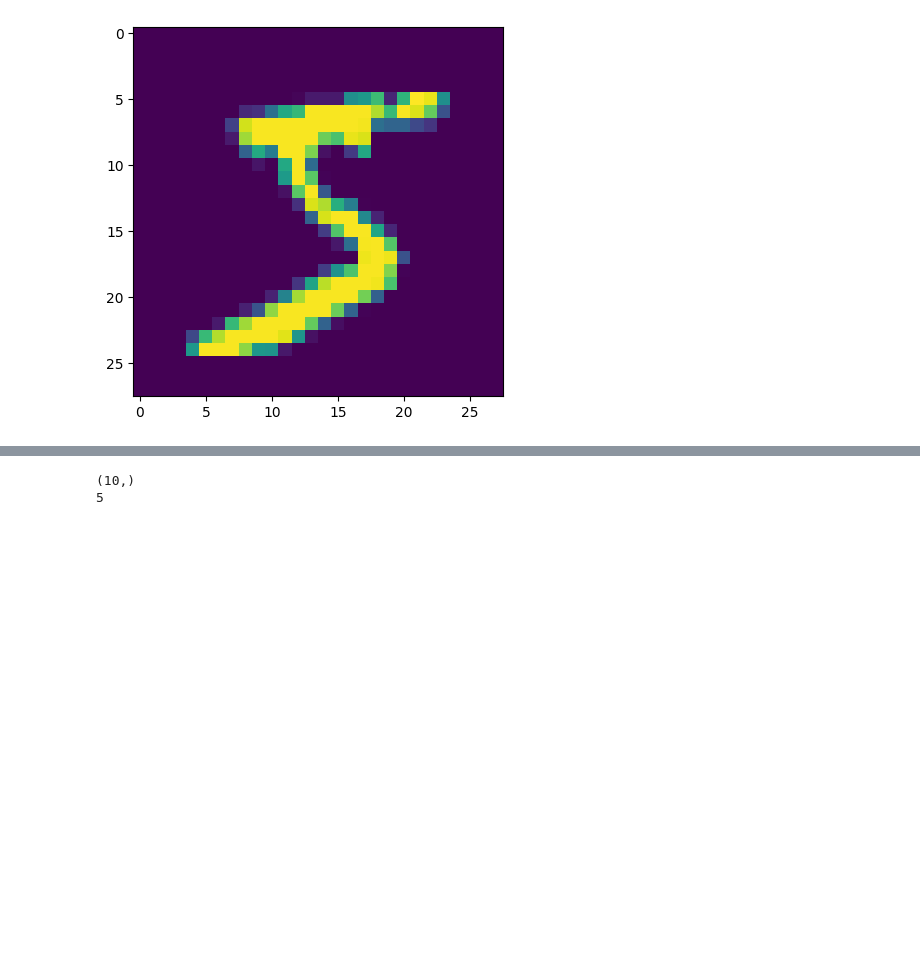
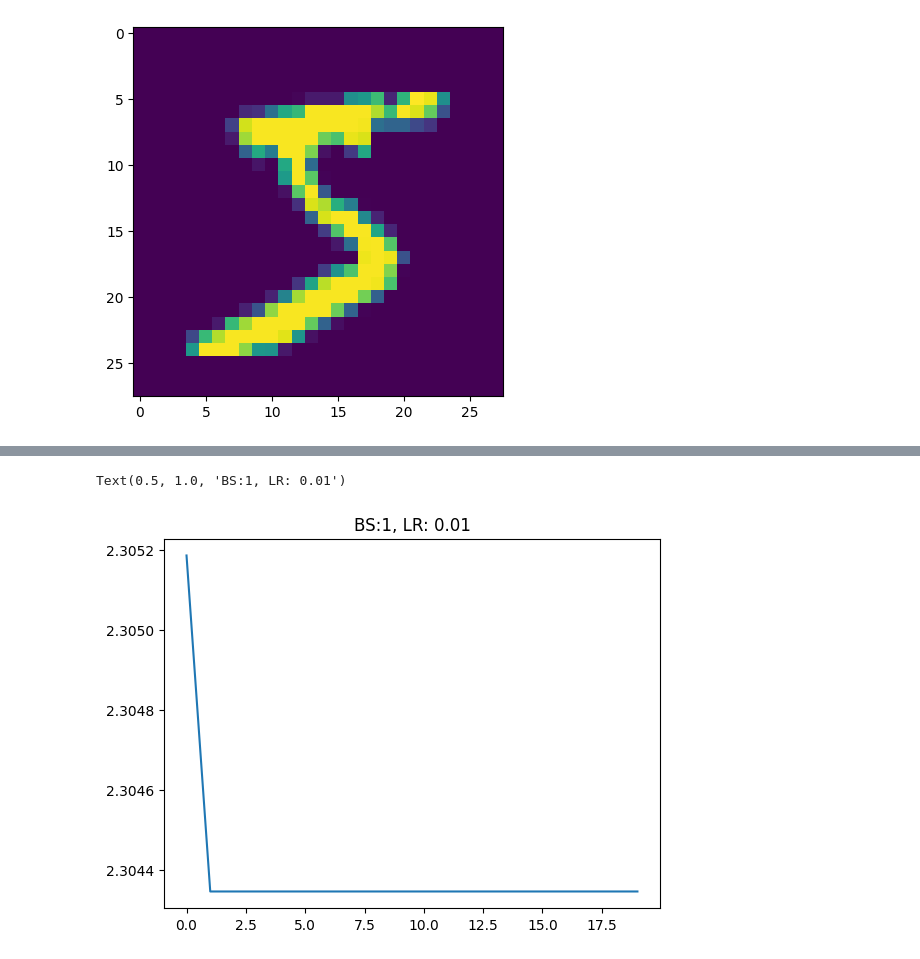
Before and after one commit to krispypancakes/ml_basics, a Jupyter notebook: python_experiments/mnist.ipynb, the cells around one changed output, grey strips where cells are left out. Cells and saved outputs as stored; diff of their text form; code cells hidden in the pictures; blank space fills up the shorter version.

```diff
--- a/python_experiments/mnist.ipynb
+++ b/python_experiments/mnist.ipynb
@@ -132,17 +137,29 @@ bias_2 = np.zeros(N_HIDDEN_2)
 # %%
-epoch_loss = []
-for i in range(x_train.shape[0]):
-    one_hot_label = onehot(train_lbs[i])
-    z1, a1 = hidden_layer(x_train[i], weights_1, bias_1, last=False)
-    z2, logits = hidden_layer(a1, weights_2, bias_2, last=True)
-    loss = cross_entropy_loss(logits, one_hot_label)
-    epoch_loss.append(loss)
-    grad_w2, grad_b2 = backward_out(logits, one_hot_label)
-    grad_w1, grad_b1 = backward_hidden(x_train[i], weights_2, grad_b2)
-    weights_1 = update(weights_1, grad_w1, LR)
-    weights_2 = update(weights_2, grad_w2, LR)
-    bias_1 = update(bias_1, grad_b1, LR)
-    bias_2 = update(bias_2, grad_b2, LR)
-    if i%1000 == 0:
-        print(f"Progress: {round((i+1) / x_train.shape[0] * 100)} % | loss: {round(sum(epoch_loss) / len(epoch_loss))}")
+loss_all = []
+for epoch in range(EPOCHS):
+	epoch_loss = []
+	for i in range(0, x_train.shape[0], BS):
+		one_hot_label = onehot(train_lbs[i:i+BS])
+
+		z1 = hidden_layer(x_train[i:i+BS], weights_1, bias_1)
+		a1 = relu(z1)
+		z2 = hidden_layer(a1, weights_2, bias_2)
+		logits = softmax(z2)
+
+		loss = cross_entropy_loss(logits, one_hot_label)
+		epoch_loss.append(loss.sum() / BS)
+
+		dw_out, db_out, dz_out = backward_out(logits, one_hot_label, a1)
+		dw_hidden_1, db_hidden_1 = backward_hidden(x_train[i:i+BS], weights_2, dz_out)
+
+		weights_1 = update(weights_1, grad_w1, LR)
+		weights_2 = update(weights_2, grad_w2, LR)
+		bias_1 = update(bias_1, grad_b1, LR)
+		bias_2 = update(bias_2, grad_b2, LR)
+
+	if epoch%10 == 0:
+		print(f"EPOCH: {epoch+1}")
+		print(f"Progress: {round((epoch+1) / EPOCHS * 100)} % | loss: {round(sum(epoch_loss) / len(epoch_loss), 4)}")
+
+	loss_all.append(sum(epoch_loss) / len(epoch_loss))
 # %% [output]
@@ -150,6 +176,6 @@ ValueError: operands could not be broadcast together with shapes (10,) (10,128)
-# %%
-print(logits.shape)
-print(train_lbs[i])
-# %% [output]
-(10,)
-5
+# %%
+plt.plot(range(epoch), loss_all)
+plt.title("BS:1, LR: 0.01")
+# %% [output]
+Text(0.5, 1.0, 'BS:1, LR: 0.01')
+[figure, added]
```
Also changed, not shown: parts of 15 cells of this notebook, 1 other file.
